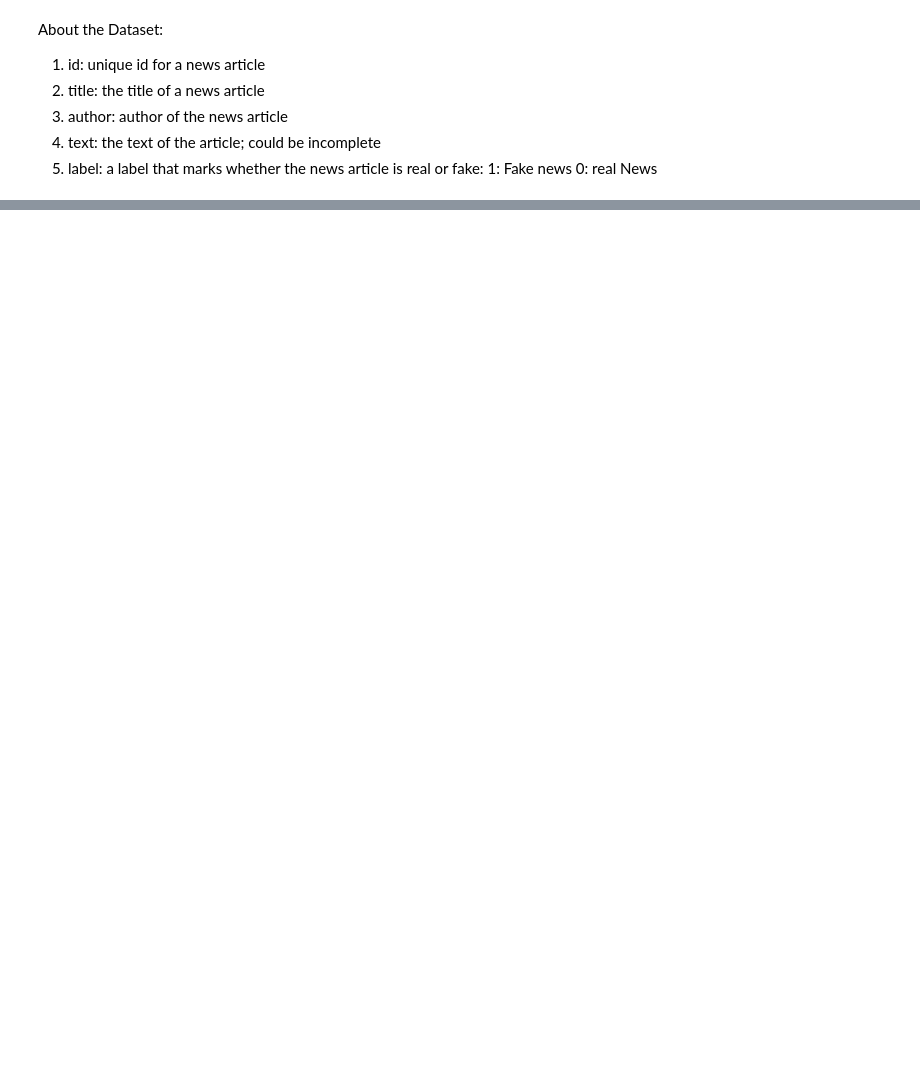
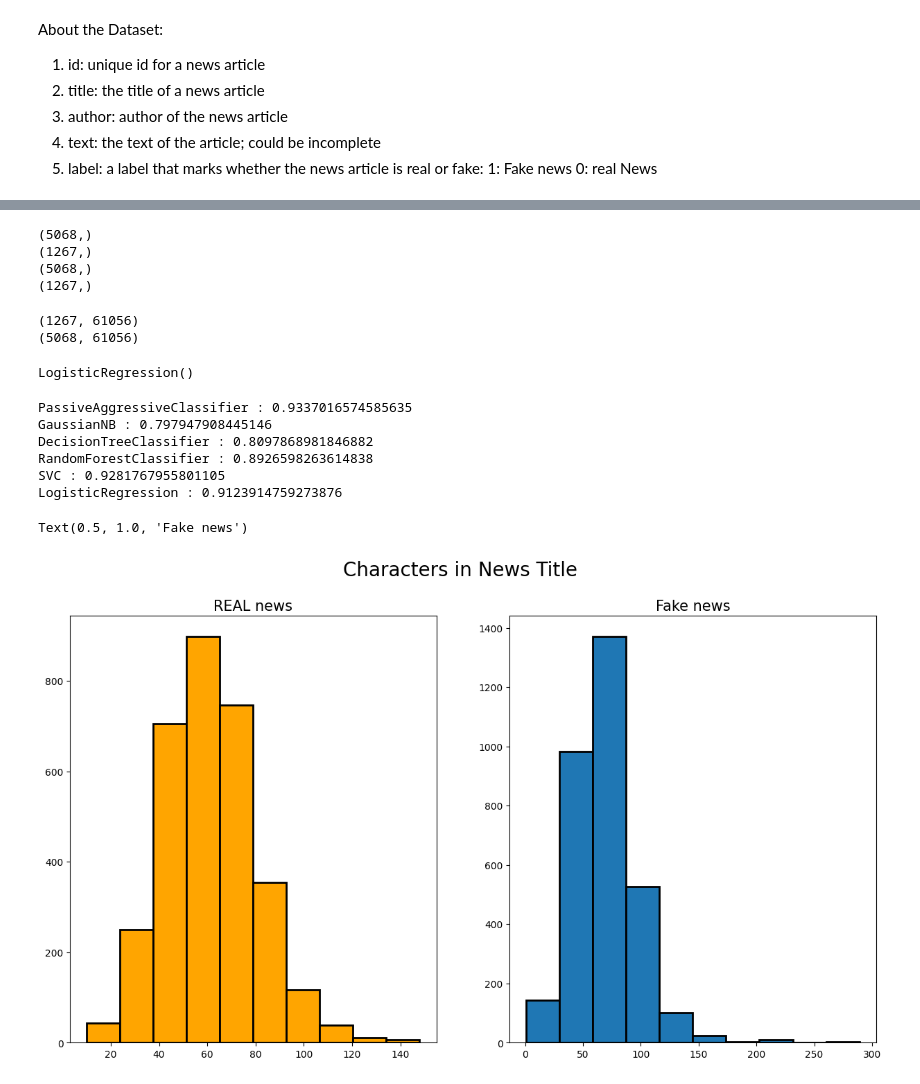
Before and after one commit to Eleutherian13/Machine-Learning-Projects-Collection-, a Jupyter notebook: FakeNewsPrediction/FakeNewsPrediction.ipynb, the cells around one changed output, grey strips where cells are left out. Saved outputs shown, nothing was run; the diff lists cells and outputs as text; code cells hidden in the pictures; blank space fills up the shorter version.

Commit message:
fake news detection

```diff
--- a/FakeNewsPrediction/FakeNewsPrediction.ipynb
+++ b/FakeNewsPrediction/FakeNewsPrediction.ipynb
@@ -20,0 +56,3 @@ Requirement already satisfied: colorama in c:\users\manas\anaconda3\lib\site-pac
+# %%
+df  = pd.read_csv("fake_or_real_news.csv")
+df.head()
@@ -20,0 +66,2 @@ Requirement already satisfied: colorama in c:\users\manas\anaconda3\lib\site-pac
+# %%
+df.drop("Unnamed: 0",axis=1,inplace=True)
@@ -20,0 +77,35 @@ Requirement already satisfied: colorama in c:\users\manas\anaconda3\lib\site-pac
+# %%
+x_train,x_test,y_train,y_test=train_test_split(df['text'],df['label'],test_size=0.2)
+print(x_train.shape)
+print(x_test.shape)
+print(y_train.shape)
+print(y_test.shape)
+# %% [output]
+(5068,)
+(1267,)
+(5068,)
+(1267,)
+# %%
+tfidf=TfidfVectorizer(stop_words='english',max_df=0.8)
+x_train=tfidf.fit_transform(x_train)
+x_test=tfidf.transform(x_test)
+print(x_test.shape)
+print(x_train.shape)
+# %% [output]
+(1267, 61056)
+(5068, 61056)
+# %%
+model1=PassiveAggressiveClassifier(max_iter=300)
+model1.fit(x_train,y_train)
+model2=GaussianNB()
+model2.fit(x_train.toarray(),y_train)
+model3=DecisionTreeClassifier()
+model3.fit(x_train,y_train)
+model4=RandomForestClassifier()
+model4.fit(x_train,y_train)
+model5=SVC()
+model5.fit(x_train,y_train)
+model6=LogisticRegression()
+model6.fit(x_train,y_train)
+# %% [output]
+LogisticRegression()
@@ -20,0 +119,32 @@ Requirement already satisfied: colorama in c:\users\manas\anaconda3\lib\site-pac
+# %%
+# Calculating accuracy score
+acc1=accuracy_score(y_test,y_pred1)
+acc2=accuracy_score(y_test,y_pred2)
+acc3=accuracy_score(y_test,y_pred3)
+acc4=accuracy_score(y_test,y_pred4)
+acc5=accuracy_score(y_test,y_pred5)
+acc6=accuracy_score(y_test,y_pred6)
+
+labels={'PassiveAggressiveClassifier':acc1,'GaussianNB':acc2,'DecisionTreeClassifier':acc3,'RandomForestClassifier':acc4,
+        'SVC':acc5,'LogisticRegression':acc6}
+for model,accuracy in labels.items():
+    print(str(model)+' : '+str(accuracy))
+# %% [output]
+PassiveAggressiveClassifier : 0.9337016574585635
+GaussianNB : 0.797947908445146
+DecisionTreeClassifier : 0.8097868981846882
+RandomForestClassifier : 0.8926598263614838
+SVC : 0.9281767955801105
+LogisticRegression : 0.9123914759273876
+# %%
+fig, (ax1,ax2)=plt.subplots(1,2,figsize=(15,8))
+fig.suptitle('Characters in News Title',fontsize=20)
+news_len=df[df['label']=='REAL']['title'].str.len()
+ax1.hist(news_len,color='orange',linewidth=2,edgecolor='black')
+ax1.set_title('REAL news',fontsize=15)
+news_len=df[df['label']=='FAKE']['title'].str.len()
+ax2.hist(news_len,linewidth=2,edgecolor='black')
+ax2.set_title('Fake news',fontsize=15)
+# %% [output]
+Text(0.5, 1.0, 'Fake news')
+[figure, added]
```
Also changed, not shown: parts of 13 cells of this notebook, 2 other files.
